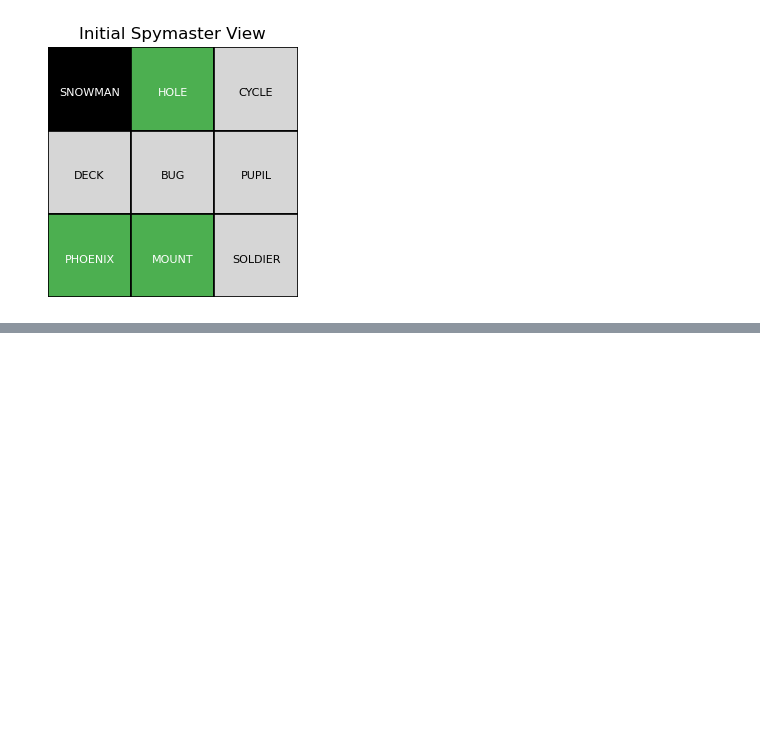
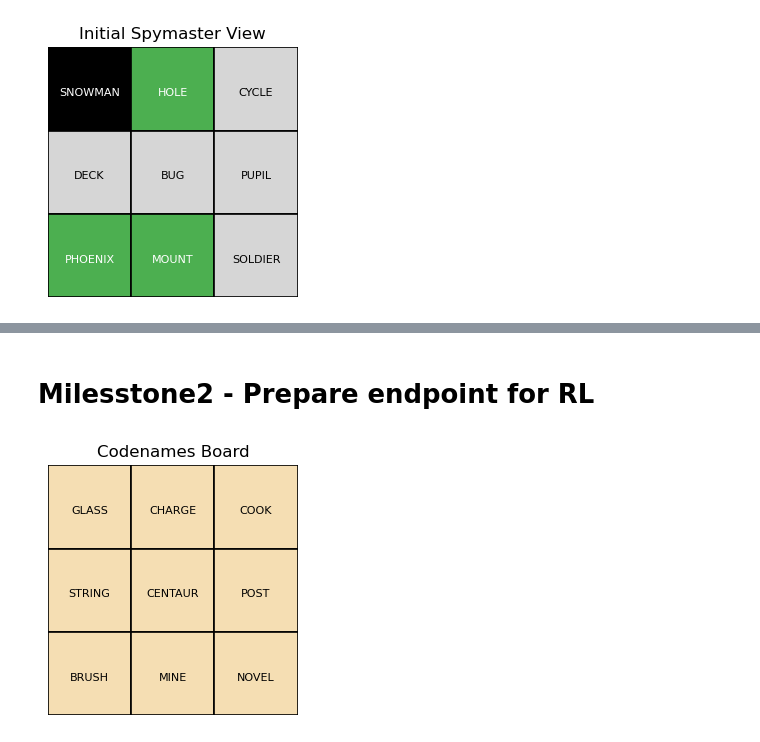
Before and after one commit to pb0104/Codenames-Spymaster-RL, a Jupyter notebook: notebooks/run_codenames.ipynb, the cells around one changed output, grey strips where cells are left out. Drawn from its saved outputs; the diff is of its cells as text; code cells hidden in the pictures; blank space fills up the shorter version.

Commit message:
Build endpoint for future RL method

```diff
--- a/notebooks/run_codenames.ipynb
+++ b/notebooks/run_codenames.ipynb
@@ -78,0 +81,2 @@ Bomb selected. Stop.
+# %% [markdown]
+# Milesstone2 - Prepare endpoint for RL
@@ -78,0 +85,12 @@ Bomb selected. Stop.
+# %%
+words = load_words(PROJECT_ROOT / "data/raw/codenames_words.txt")
+
+config = make_standard_config(3, 3)
+
+env = CodenamesGame(words, config)
+# %%
+board = env.reset()
+
+plot_board(board)
+# %% [output]
+[figure, added]
```
Also changed, not shown: parts of 4 cells of this notebook, 1 other file.
